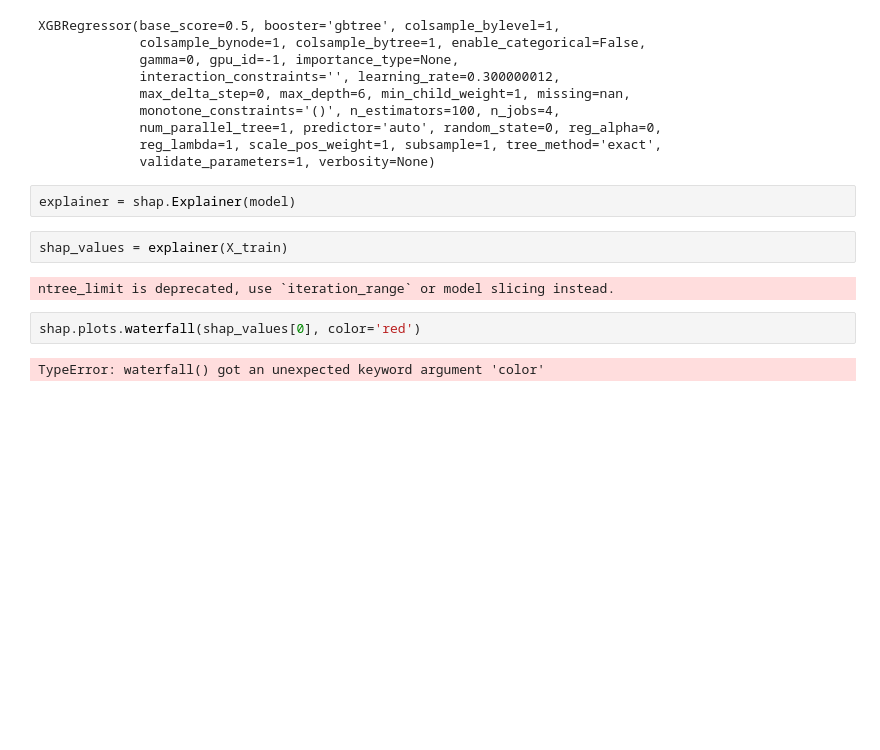
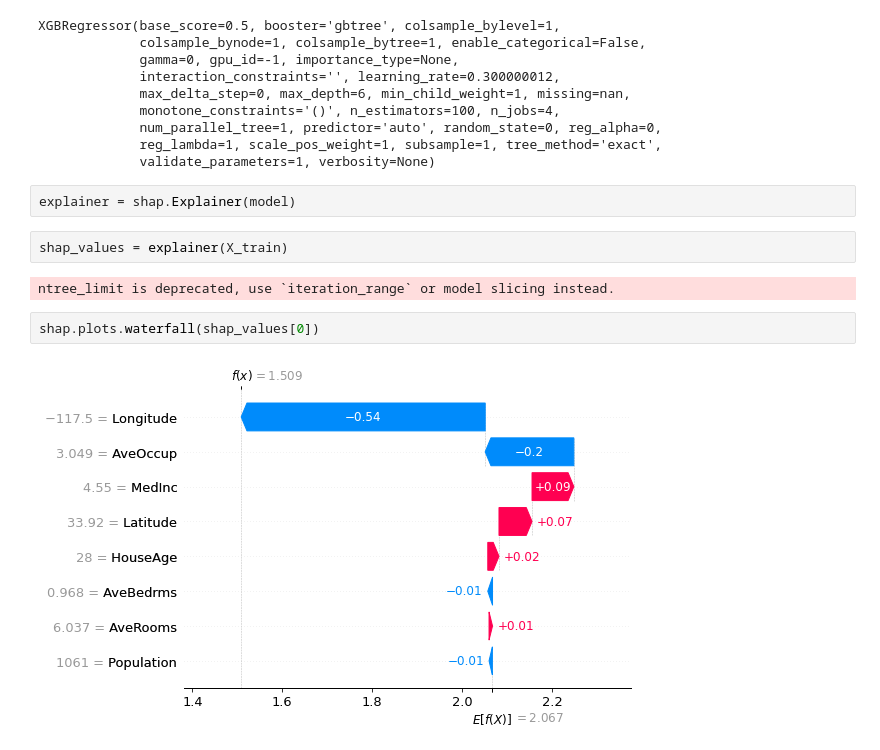
Before and after one commit to JuanFeA98/Machine_Learning, a Jupyter notebook: SHAP Values/SHAP_Values.ipynb, the cells around one changed output. Cells and saved outputs as stored; diff of their text form; blank space fills up the shorter version.

```diff
--- a/SHAP Values/SHAP_Values.ipynb
+++ b/SHAP Values/SHAP_Values.ipynb
@@ -46,6 +46,6 @@ shap_values = explainer(X_train)
 # %% [output]
 ntree_limit is deprecated, use `iteration_range` or model slicing instead.
 # %%
-shap.plots.waterfall(shap_values[0], color='red')
+shap.plots.waterfall(shap_values[0])
 # %% [output]
-TypeError: waterfall() got an unexpected keyword argument 'color'
+[figure, added]
```
